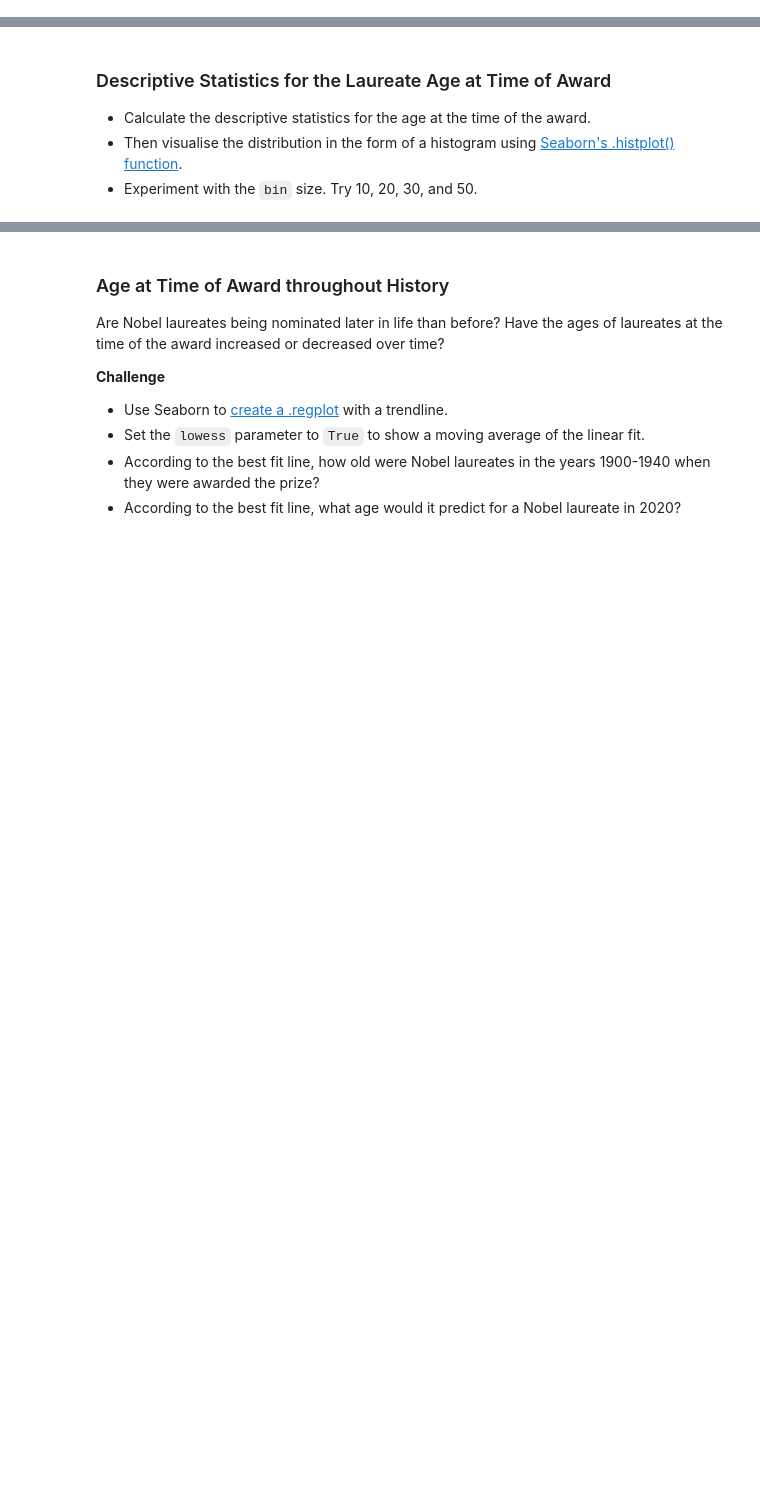
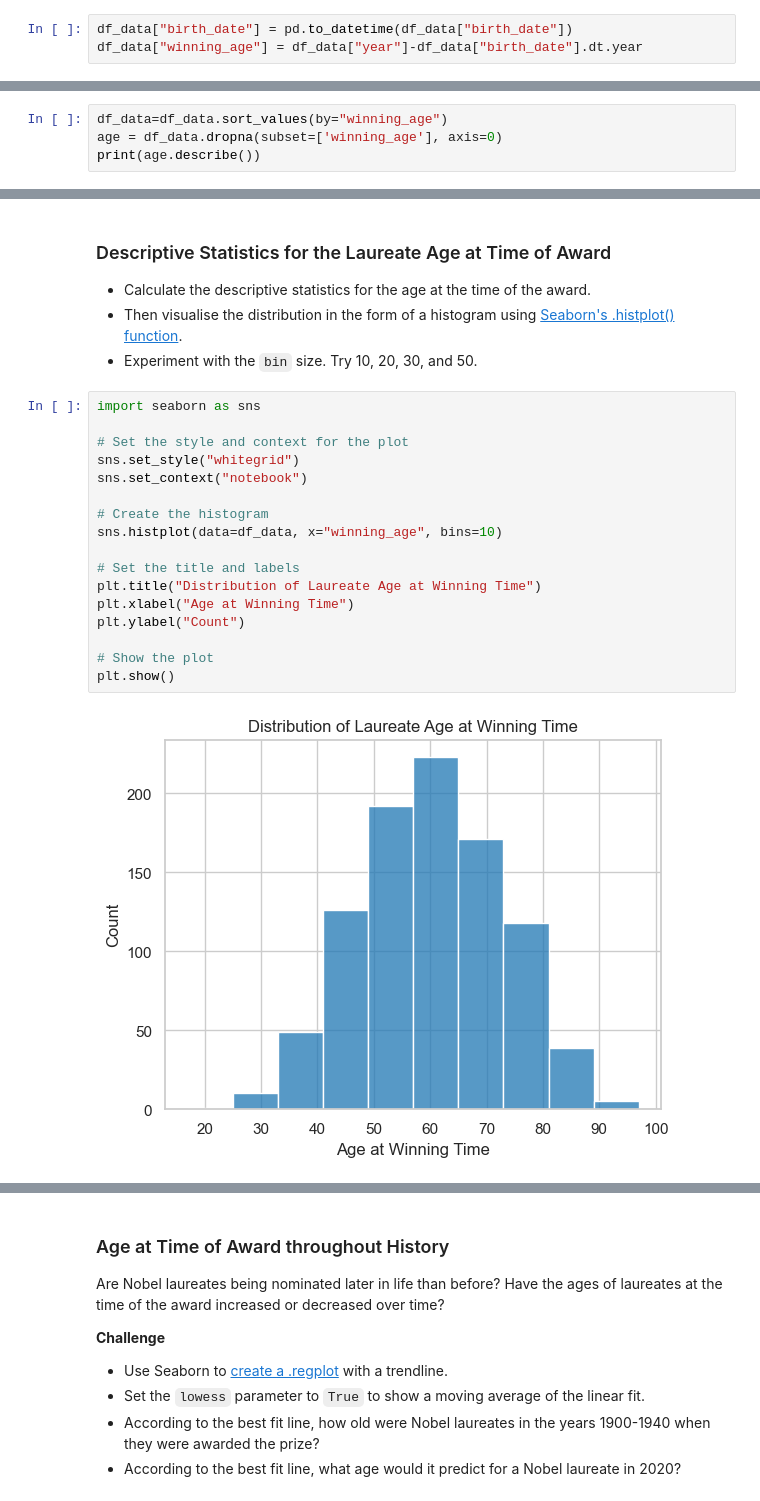
Before and after one commit to staixo/Python100day, a Jupyter notebook: Advanced/Datascience/Nobel/Nobel_Prize_Analysis.ipynb, the cells around one changed output, grey strips where cells are left out. Cells and saved outputs as stored; diff of their text form; blank space fills up the shorter version.

```diff
--- a/Advanced/Datascience/Nobel/Nobel_Prize_Analysis.ipynb
+++ b/Advanced/Datascience/Nobel/Nobel_Prize_Analysis.ipynb
@@ -371,3 +732,6 @@ Here's what you're aiming for:
 How Old Are the Laureates When the Win the Prize?
 
 **Challenge**: Calculate the age of the laureate in the year of the ceremony and add this as a column called `winning_age` to the `df_data` DataFrame. Hint: you can use [this](https://pandas.pydata.org/pandas-docs/stable/reference/api/pandas.Series.dt.html) to help you.
+# %%
+df_data["birth_date"] = pd.to_datetime(df_data["birth_date"])
+df_data["winning_age"] = df_data["year"]-df_data["birth_date"].dt.year
@@ -380,3 +753,7 @@ How Old Are the Laureates When the Win the Prize?
 * What is the average age of a winner?
 * 75% of laureates are younger than what age when they receive the prize?
 * Use Seaborn to [create histogram](https://seaborn.pydata.org/generated/seaborn.histplot.html) to visualise the distribution of laureate age at the time of winning. Experiment with the number of `bins` to see how the visualisation changes.
+# %%
+df_data=df_data.sort_values(by="winning_age")
+age = df_data.dropna(subset=['winning_age'], axis=0)
+print(age.describe())
@@ -386,3 +773,22 @@ How Old Are the Laureates When the Win the Prize?
 * Calculate the descriptive statistics for the age at the time of the award.
 * Then visualise the distribution in the form of a histogram using [Seaborn's .histplot() function](https://seaborn.pydata.org/generated/seaborn.histplot.html).
 * Experiment with the `bin` size. Try 10, 20, 30, and 50.
+# %%
+import seaborn as sns
+
+# Set the style and context for the plot
+sns.set_style("whitegrid")
+sns.set_context("notebook")
+
+# Create the histogram
+sns.histplot(data=df_data, x="winning_age", bins=10)
+
+# Set the title and labels
+plt.title("Distribution of Laureate Age at Winning Time")
+plt.xlabel("Age at Winning Time")
+plt.ylabel("Count")
+
+# Show the plot
+plt.show()
+# %% [output]
+[figure, added]
```
Also changed, not shown: parts of 31 cells of this notebook.
